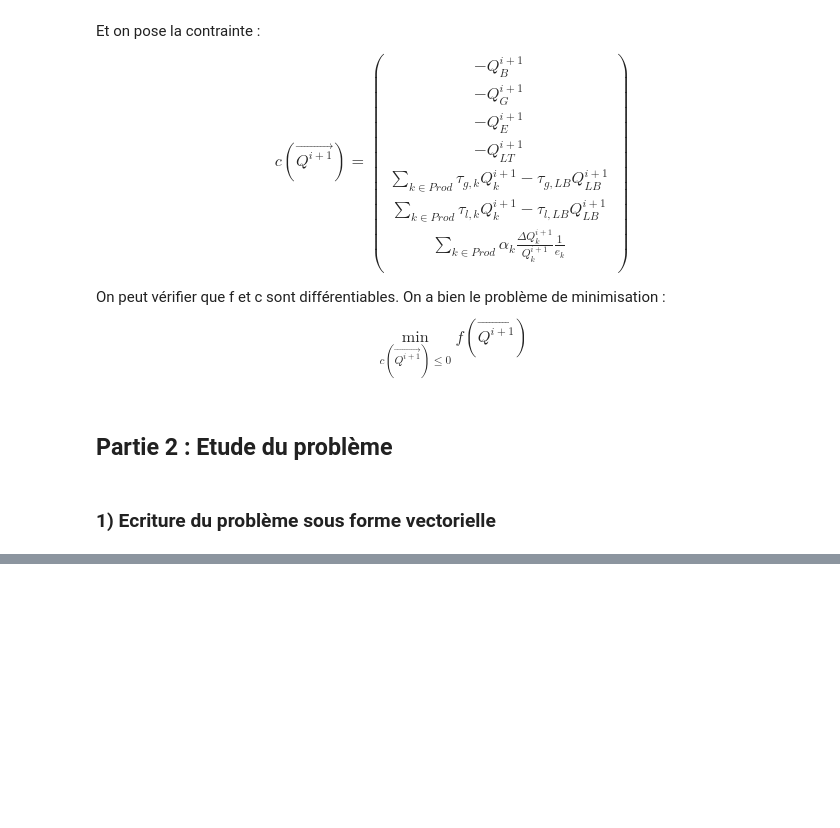
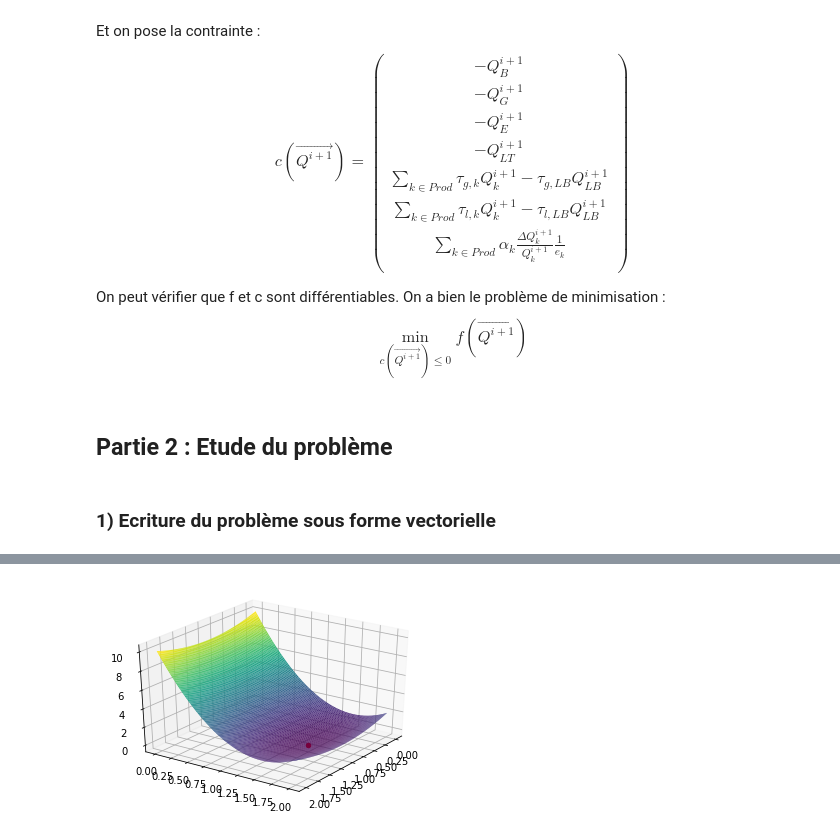
Before and after one commit to RSLLES/Mini-Projet-Optimisation-S2, a Jupyter notebook: opti_projet_grp6_bertho_seailles.ipynb, the cells around one changed output, grey strips where cells are left out. Cells and saved outputs as stored; diff of their text form; code cells hidden in the pictures; blank space fills up the shorter version.

```diff
--- a/opti_projet_grp6_bertho_seailles.ipynb
+++ b/opti_projet_grp6_bertho_seailles.ipynb
@@ -241,0 +277,20 @@ On a donc $G^i.{Q^{i+1}}^* + d^i = {A^i}^T.\lambda^*$, et donc $\boxed{{Q^{i+1}}
+# %%
+G,d = np.diag([2,8]), np.array([-2, -12])
+Ginv = np.diag([1/2,1/8])
+f = lambda x : 0.5*np.dot(x.T, np.dot(G,x)) + np.dot(d.T, x) + 10
+
+fig = plt.figure()
+ax = plt.axes(projection='3d')
+XS, YS = np.linspace(0,2,100), np.linspace(0,2,100)
+X,Y = np.meshgrid(XS, YS)
+
+Z = np.zeros(shape=(100,100))
+for i in range(X.shape[0]):
+    for j in range(YS.shape[0]):
+        Z[j,i] = f(np.array([XS[i], YS[j]]))
+
+ax.plot_surface(X, Y, Z, rstride=1, cstride=1,cmap='viridis', edgecolor='none')
+ax.scatter(1, 3/2, 0, color="red")
+ax.view_init(30, 35)
+# %% [output]
+[figure, added]
```
Also changed, not shown: parts of 17 cells of this notebook.
